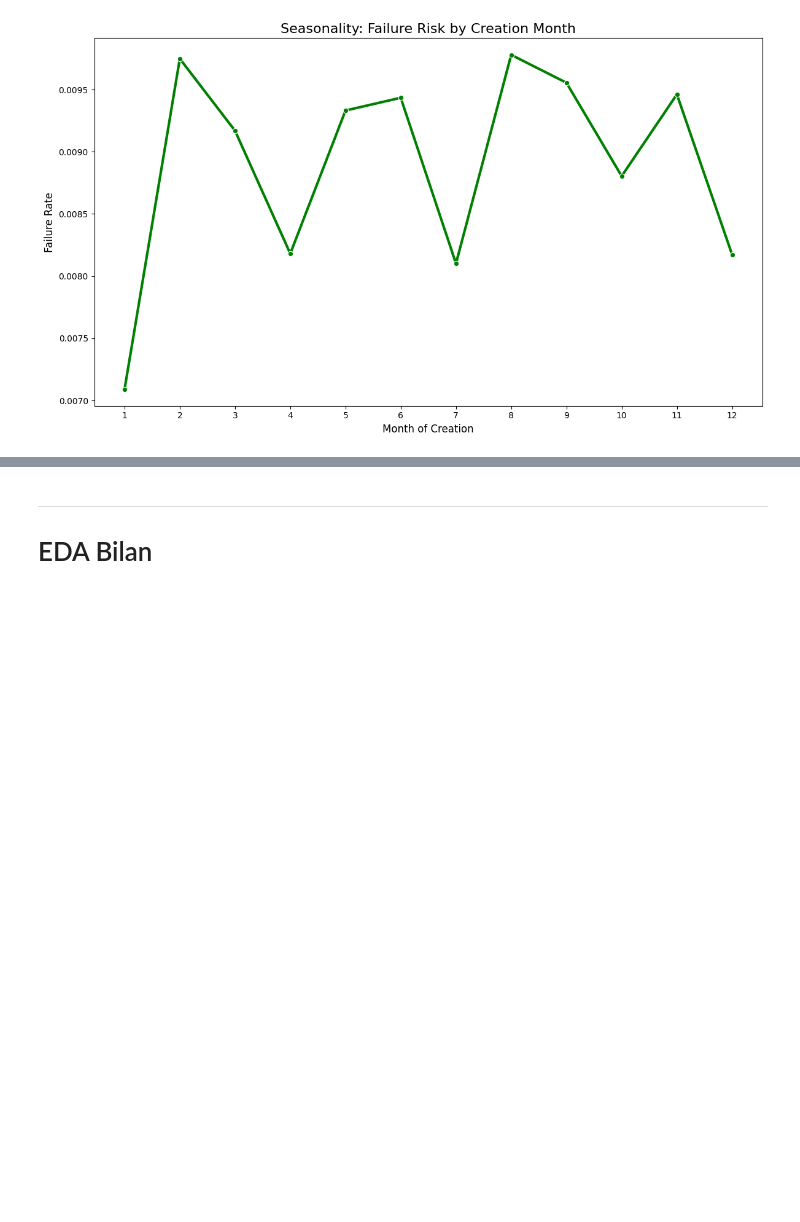
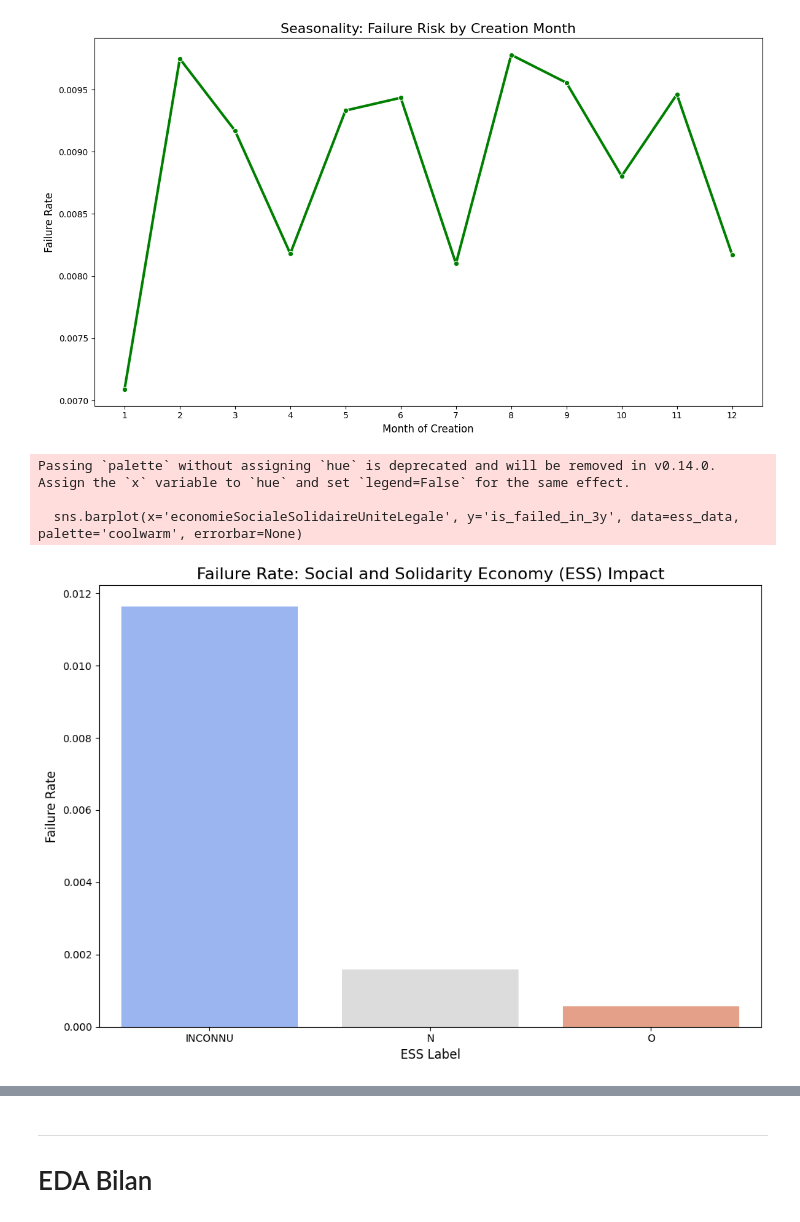
Before and after one commit to ugozchi/AS_Supervised_Learning, a Jupyter notebook: Notebooks/01_EDA.ipynb, the cells around one changed output, grey strips where cells are left out. Cells and saved outputs as stored; diff of their text form; code cells hidden in the pictures; blank space fills up the shorter version.

```diff
--- a/Notebooks/01_EDA.ipynb
+++ b/Notebooks/01_EDA.ipynb
@@ -87,9 +87,19 @@ df_demo = df_demo.with_columns(
 )
 
 # Calculate duration in days then years
-df_eta_hist = df_demo.with_columns(
-    ((pl.col("effective_end_date") - pl.col("dateCreationUniteLegale")).dt.total_days() / 365.25).alias("age_years")
+df_demo = df_demo.with_columns(
+    ((pl.col("effective_end_date") - pl.col("dateCreationUniteLegale")).dt.total_days() / 365).round().alias("age_years")
 )
+
+df_demo = df_demo.with_columns(
+    pl.when(pl.col("age_years") <= 1).then(pl.lit("0-1 an"))
+    .when(pl.col("age_years") <= 3).then(pl.lit("1-3 ans"))
+    .when(pl.col("age_years") <= 5).then(pl.lit("3-5 ans"))
+    .when(pl.col("age_years") <= 10).then(pl.lit("5-10 ans"))
+    .when(pl.col("age_years") <= 20).then(pl.lit("10-20 ans"))
+    .otherwise(pl.lit("20+ ans"))
+    .alias("age_bin")
+)
 # %%
 top_cats = df_demo["categorieJuridiqueUniteLegale"].value_counts().head(10)["categorieJuridiqueUniteLegale"]
 top_cats
@@ -251,3 +261,19 @@ plt.savefig('graph_7_failure_by_month.png')
 plt.show()
 # %% [output]
 [figure]
+# %%
+# --- Graph 8: Social Economy (ESS) Impact ---
+plt.figure(figsize=(10, 7))
+ess_data = df_demo.with_columns(pl.col("economieSocialeSolidaireUniteLegale").fill_null("Unknown")).to_pandas()
+sns.barplot(x='economieSocialeSolidaireUniteLegale', y='is_failed_in_3y', data=ess_data, palette='coolwarm', errorbar=None)
+plt.title('Failure Rate: Social and Solidarity Economy (ESS) Impact', fontsize=16)
+plt.ylabel('Failure Rate', fontsize=12)
+plt.xlabel('ESS Label', fontsize=12)
+plt.tight_layout()
+plt.savefig('graph_8_failure_by_ess.png')
+plt.show()
+# %% [output]
+Passing `palette` without assigning `hue` is deprecated and will be removed in v0.14.0. Assign the `x` variable to `hue` and set `legend=False` for the same effect.
+
+  sns.barplot(x='economieSocialeSolidaireUniteLegale', y='is_failed_in_3y', data=ess_data, palette='coolwarm', errorbar=None)
+[figure, added]
```
Also changed, not shown: parts of 4 cells of this notebook, 5 other files.
